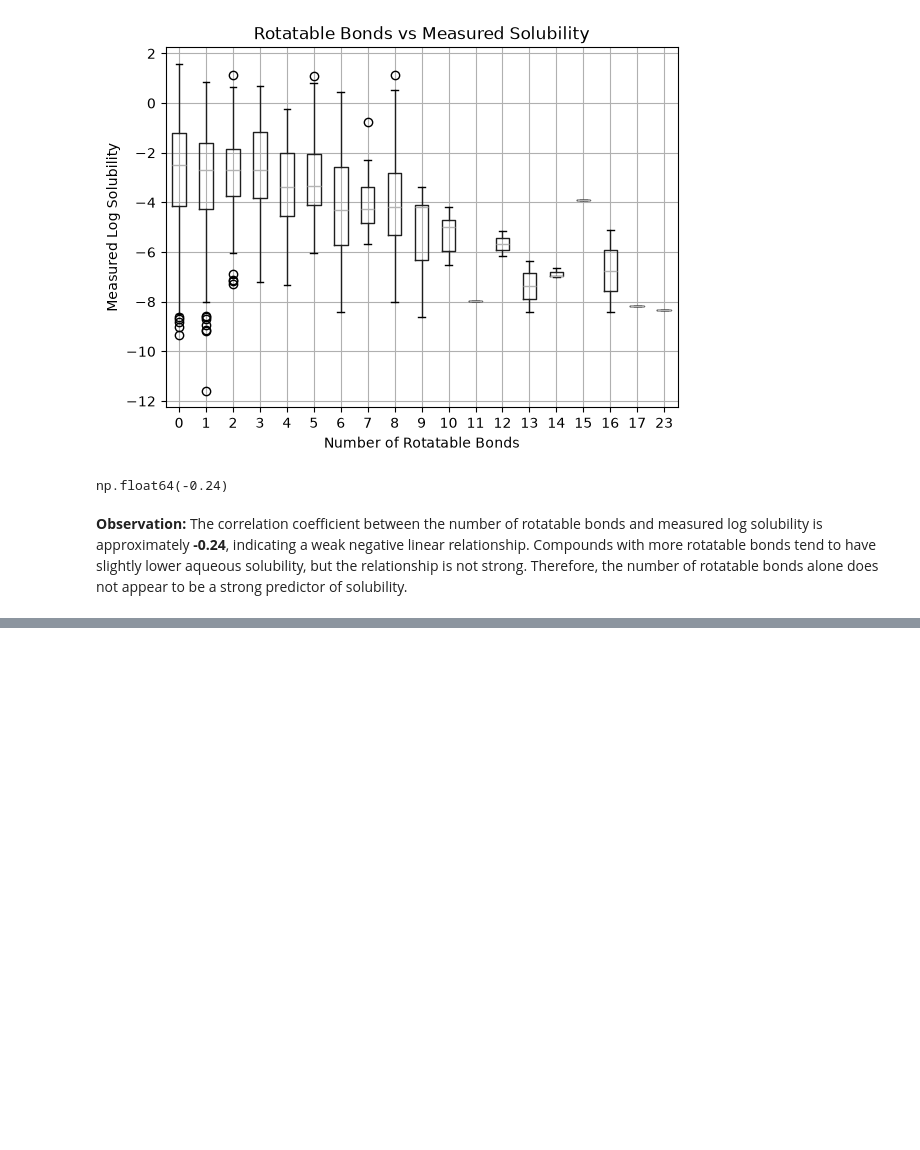
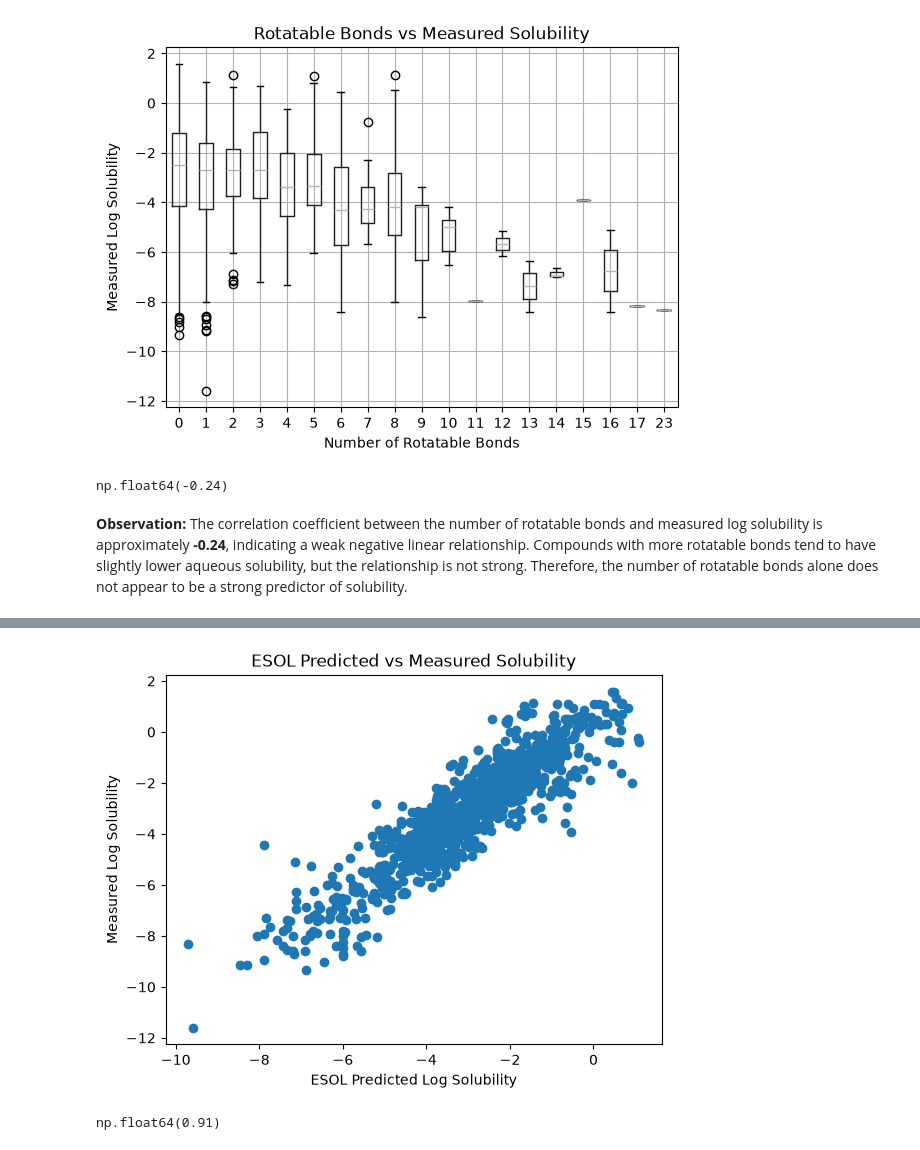
Before and after one commit to bernakayaoglu/Molecular-Solubility-Analysis, a Jupyter notebook: Molecular_Solubility_Analysis.ipynb, the cells around one changed output, grey strips where cells are left out. Cells and saved outputs as stored; diff of their text form; code cells hidden in the pictures; blank space fills up the shorter version.

Commit message:
Add ESOL prediction error and residual analysis

```diff
--- a/Molecular_Solubility_Analysis.ipynb
+++ b/Molecular_Solubility_Analysis.ipynb
@@ -409,0 +456,18 @@ np.float64(-0.24)
+# %%
+plt.scatter(
+    df["ESOL predicted log solubility in mols per litre"],
+    df["measured log solubility in mols per litre"]
+)
+
+plt.xlabel("ESOL Predicted Log Solubility")
+plt.ylabel("Measured Log Solubility")
+plt.title("ESOL Predicted vs Measured Solubility")
+plt.show()
+# %% [output]
+[figure, added]
+# %%
+df["ESOL predicted log solubility in mols per litre"].corr(
+    df["measured log solubility in mols per litre"]
+).round(2)
+# %% [output]
+np.float64(0.91)
```
Also changed, not shown: parts of 29 cells of this notebook.
